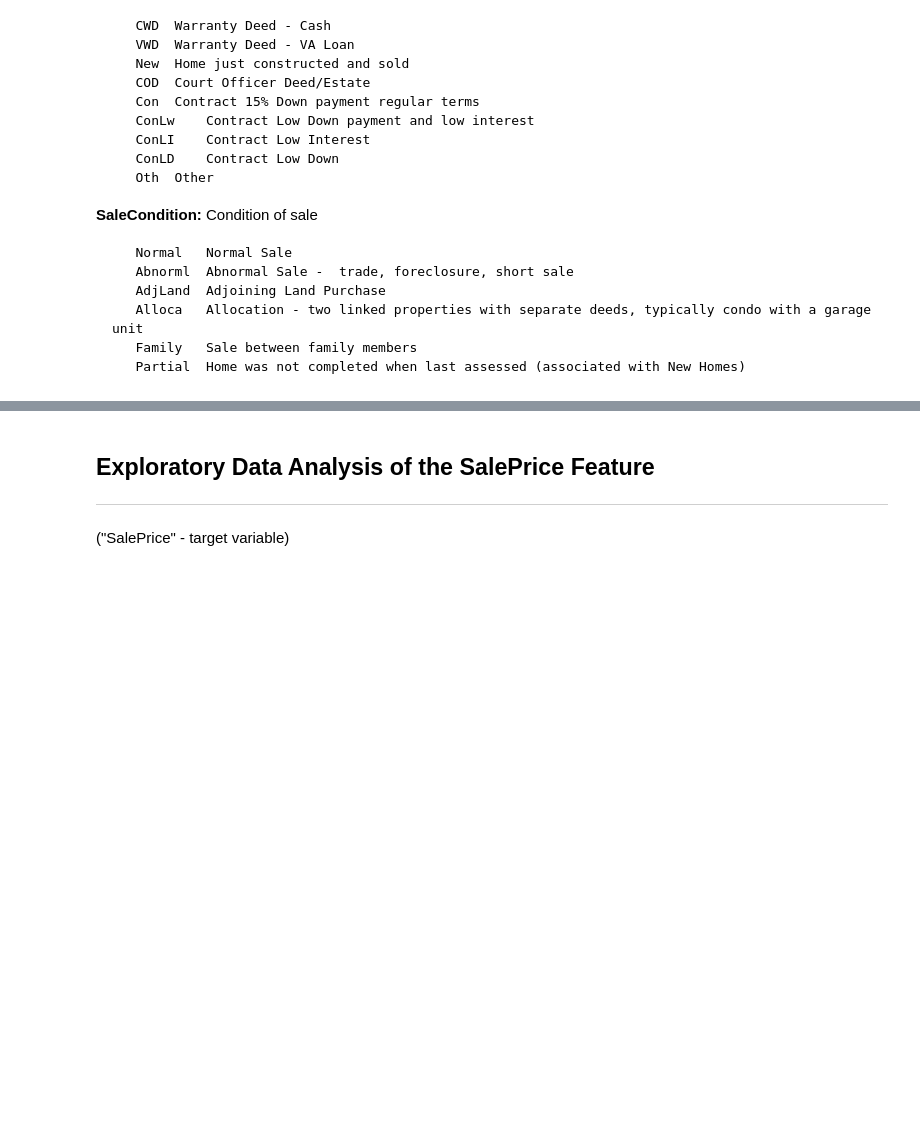
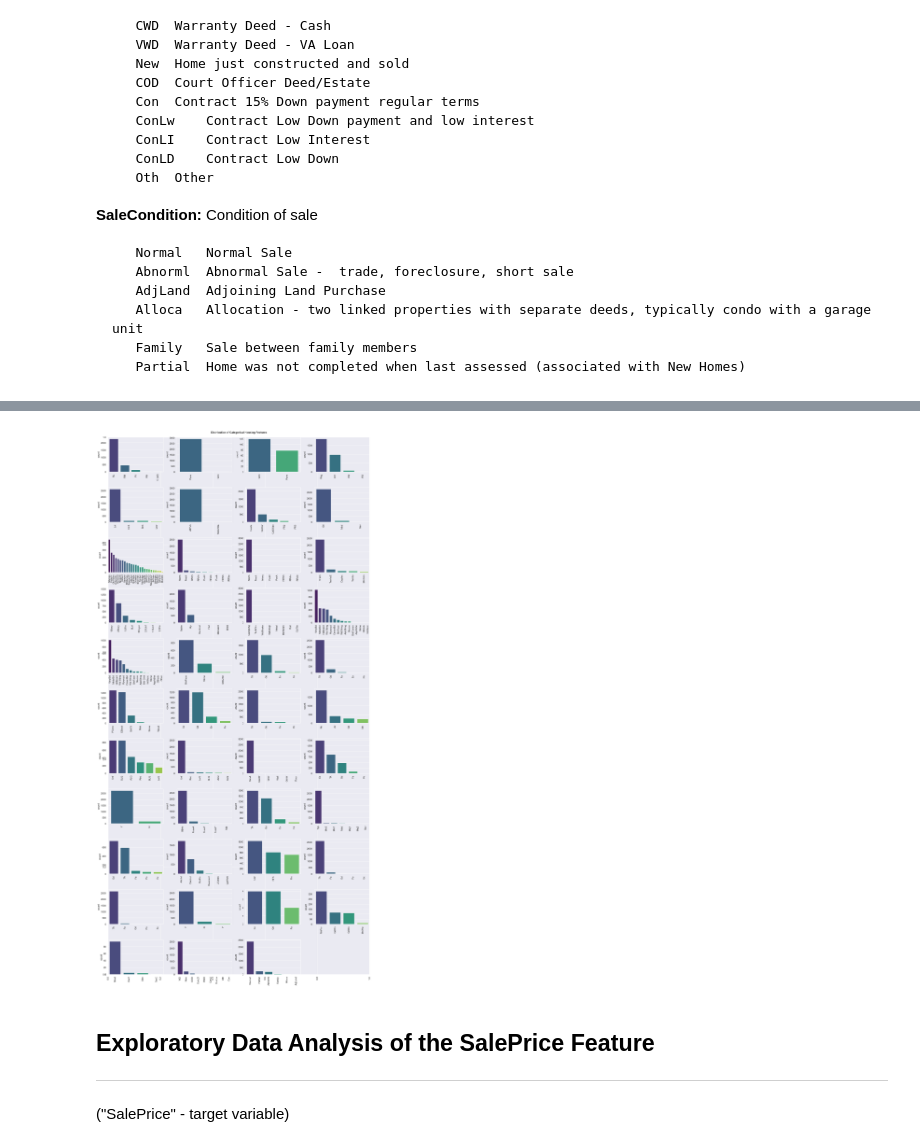
Before and after one commit to thetechleila/Housing-Prices-Predictor, a Jupyter notebook: code/EDA_Housing.ipynb, the cells around one changed output, grey strips where cells are left out. Drawn from its saved outputs; the diff is of its cells as text; code cells hidden in the pictures; blank space fills up the shorter version.

```diff
--- a/code/EDA_Housing.ipynb
+++ b/code/EDA_Housing.ipynb
@@ -930,3 +980,9 @@ Categorical Variables of the Housing Dataset:
        Alloca	Allocation - two linked properties with separate deeds, typically condo with a garage unit
        Family	Sale between family members
        Partial	Home was not completed when last assessed (associated with New Homes)
+# %%
+#Create dataframe of only CATEGORICAL features and save as csv for later use
+
+cat_df = both_train_test.select_dtypes(include=["object"])
+#cat_df.to_csv("categorical_feat_only.csv")
+cat_df.head()
@@ -933,3 +996,25 @@ Categorical Variables of the Housing Dataset:
+# %%
+#Hide FutureWarning output from using palette without hue
+import warnings
+warnings.filterwarnings('ignore')
+
+#Distribution of categorical features
+
+plt.figure(figsize=(18,36))
+plt.title("\nDistribution of Categorical Housing Features\n", weight="bold")
+plt.xticks(rotation=90)
+plt.tight_layout()
+
+index = 1
+for cat in cat_df:
+  y = both_train_test[cat].value_counts()
+  plt.subplot(11,4,index)
+  plt.xticks(rotation=90)
+  sns.barplot(x=list(y.index), y=y, palette="viridis")
+  plt.tight_layout()
+  index +=1
+# %% [output]
+[figure, added]
 # %% [markdown]
 ## Exploratory Data Analysis of the SalePrice Feature
 ___
```
Also changed, not shown: parts of 8 cells of this notebook.
